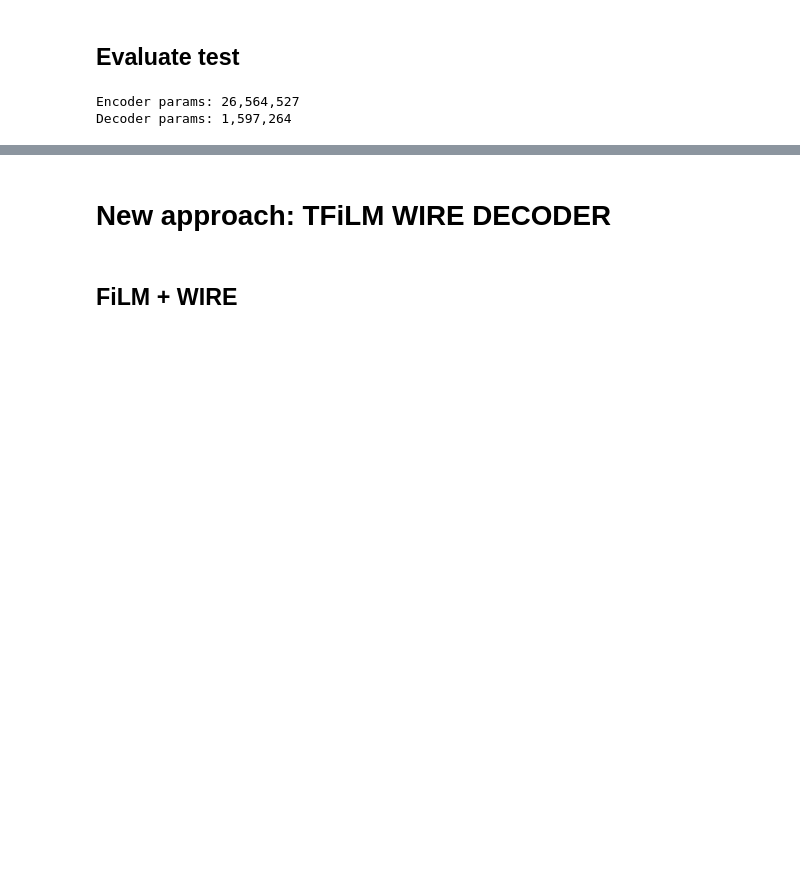
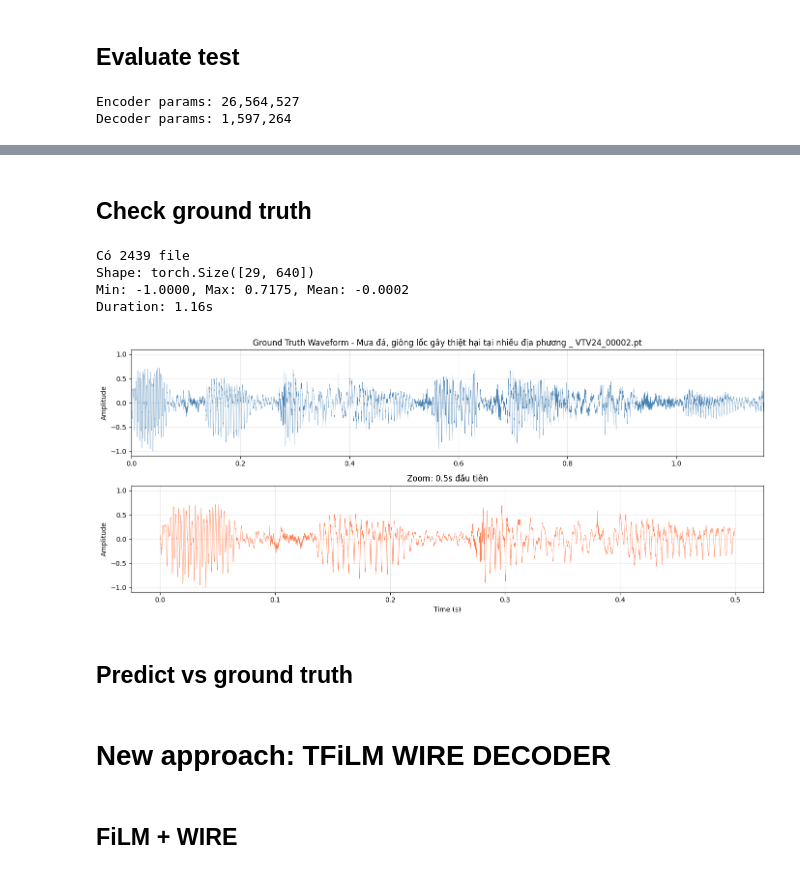
Before and after one commit to Luchienlanh/Reconstruction-Silent-Video-, a Jupyter notebook: main.ipynb, the cells around one changed output, grey strips where cells are left out. Cells and saved outputs as stored; diff of their text form; code cells hidden in the pictures; blank space fills up the shorter version.

```diff
--- a/main.ipynb
+++ b/main.ipynb
@@ -1589 +2352,57 @@ Tần số lấy mẫu: 16000 Hz
 [interactive output not drawn]
+# %% [markdown]
+## Check ground truth
+# %%
+import torch
+import matplotlib.pyplot as plt
+import numpy as np
+import os
+
+# Đường dẫn tới thư mục chứa file .pt
+data_dir = "Processed_Data"
+file_list = [f for f in os.listdir(data_dir) if f.endswith('.pt')]
+print(f"Có {len(file_list)} file")
+
+# Lấy file đầu tiên
+sample_file = os.path.join(data_dir, file_list[0])
+data = torch.load(sample_file, weights_only=False)
+audio_gt = data['audio']  # (T, 640)
+
+# Flatten thành waveform 1D
+waveform = audio_gt.numpy().flatten()
+time_axis = np.arange(len(waveform)) / 16000.0
+
+print(f"Shape: {audio_gt.shape}")
+print(f"Min: {waveform.min():.4f}, Max: {waveform.max():.4f}, Mean: {waveform.mean():.4f}")
+print(f"Duration: {time_axis[-1]:.2f}s")
+
+# Plot waveform
+fig, axes = plt.subplots(2, 1, figsize=(14, 6))
+
+# Full waveform
+axes[0].plot(time_axis, waveform, linewidth=0.3, color='steelblue')
+axes[0].set_title(f"Ground Truth Waveform - {file_list[0]}")
+axes[0].set_ylabel("Amplitude")
+axes[0].set_xlim(0, time_axis[-1])
+axes[0].set_ylim(-1.1, 1.1)
+axes[0].grid(True, alpha=0.3)
+
+# Zoom vào 0.5s đầu
+zoom_samples = min(8000, len(waveform))  # 0.5s
+axes[1].plot(time_axis[:zoom_samples], waveform[:zoom_samples], linewidth=0.5, color='coral')
+axes[1].set_title("Zoom: 0.5s đầu tiên")
+axes[1].set_xlabel("Time (s)")
+axes[1].set_ylabel("Amplitude")
+axes[1].set_ylim(-1.1, 1.1)
+axes[1].grid(True, alpha=0.3)
+
+plt.tight_layout()
+plt.show()
+# %% [output]
+Có 2439 file
+Shape: torch.Size([29, 640])
+Min: -1.0000, Max: 0.7175, Mean: -0.0002
+Duration: 1.16s
+[figure, added]
+# %% [markdown]
+## Predict vs ground truth
```
Also changed, not shown: parts of 58 cells of this notebook.
